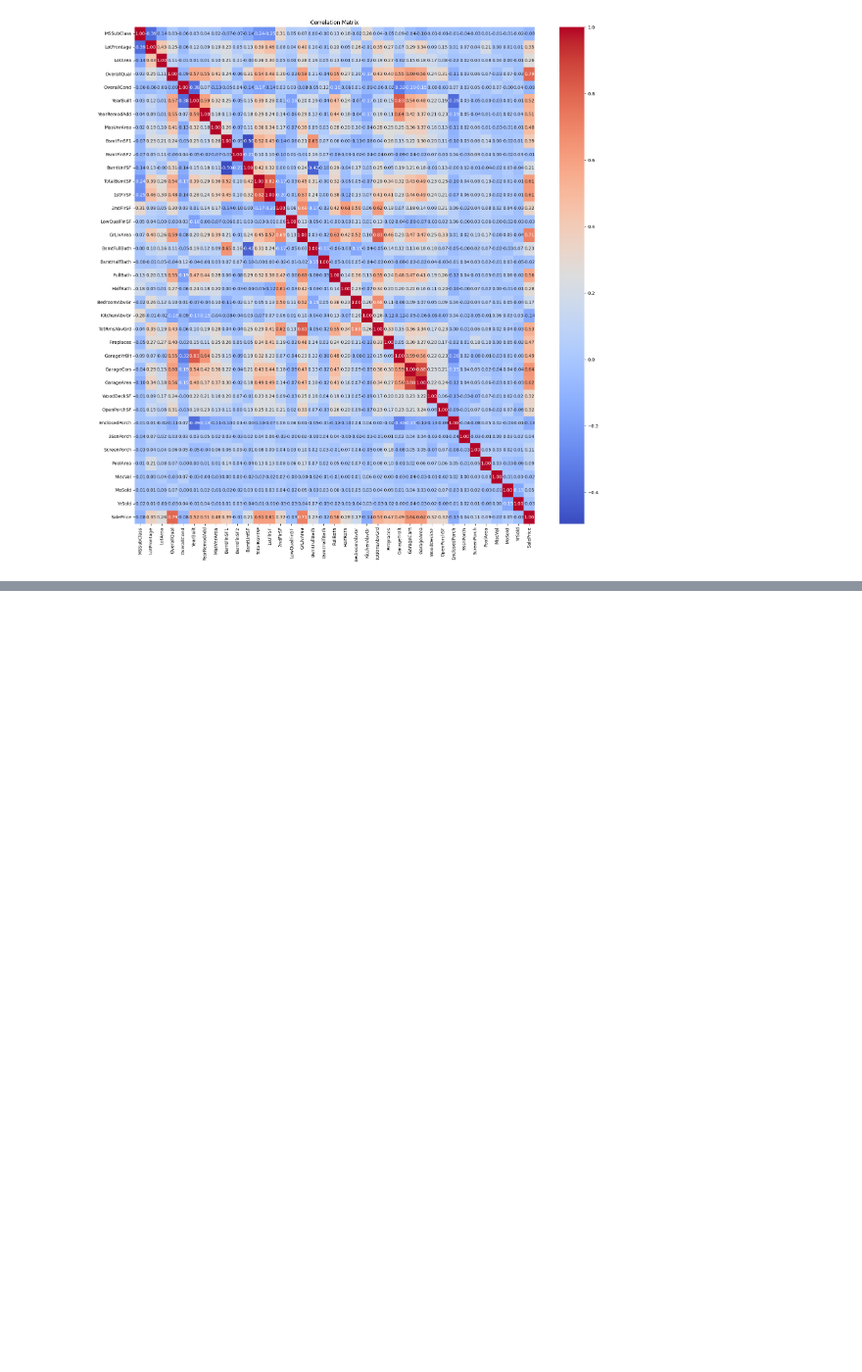
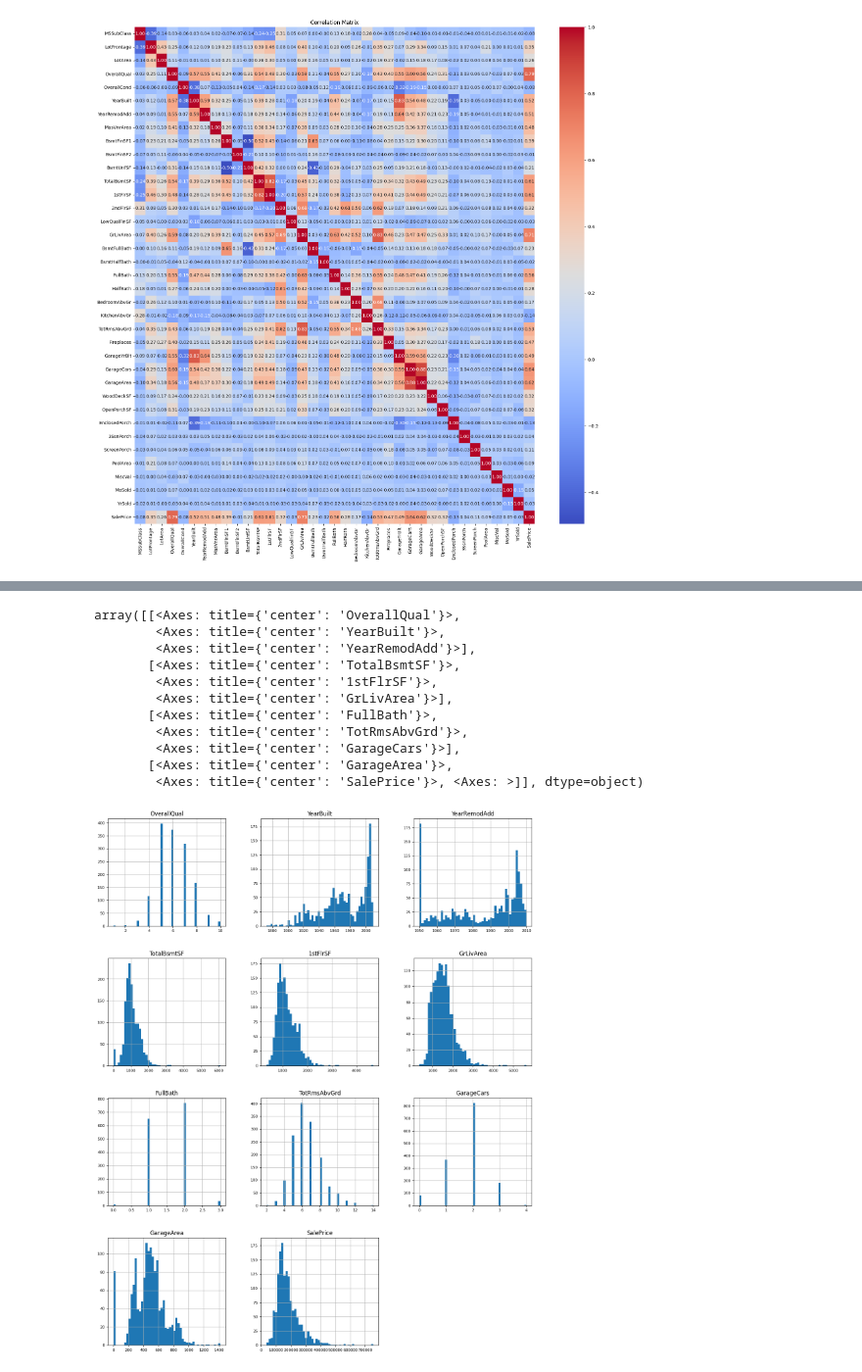
Before and after one commit to MrBinit/Advanced_california_housing_regression, a Jupyter notebook: housingpredication.ipynb, the cells around one changed output, grey strips where cells are left out. Shown at 98% size. Cells and saved outputs as stored; diff of their text form; code cells hidden in the pictures; blank space fills up the shorter version.

```diff
--- a/housingpredication.ipynb
+++ b/housingpredication.ipynb
@@ -268,0 +229,15 @@ plt.show()
+# %%
+df[selected_features].hist(figsize=(16, 20), bins = 50, xlabelsize= 8, ylabelsize= 8)
+# %% [output]
+array([[<Axes: title={'center': 'OverallQual'}>,
+        <Axes: title={'center': 'YearBuilt'}>,
+        <Axes: title={'center': 'YearRemodAdd'}>],
+       [<Axes: title={'center': 'TotalBsmtSF'}>,
+        <Axes: title={'center': '1stFlrSF'}>,
+        <Axes: title={'center': 'GrLivArea'}>],
+       [<Axes: title={'center': 'FullBath'}>,
+        <Axes: title={'center': 'TotRmsAbvGrd'}>,
+        <Axes: title={'center': 'GarageCars'}>],
+       [<Axes: title={'center': 'GarageArea'}>,
+        <Axes: title={'center': 'SalePrice'}>, <Axes: >]], dtype=object)
+[figure, added]
```
Also changed, not shown: parts of 12 cells of this notebook.
